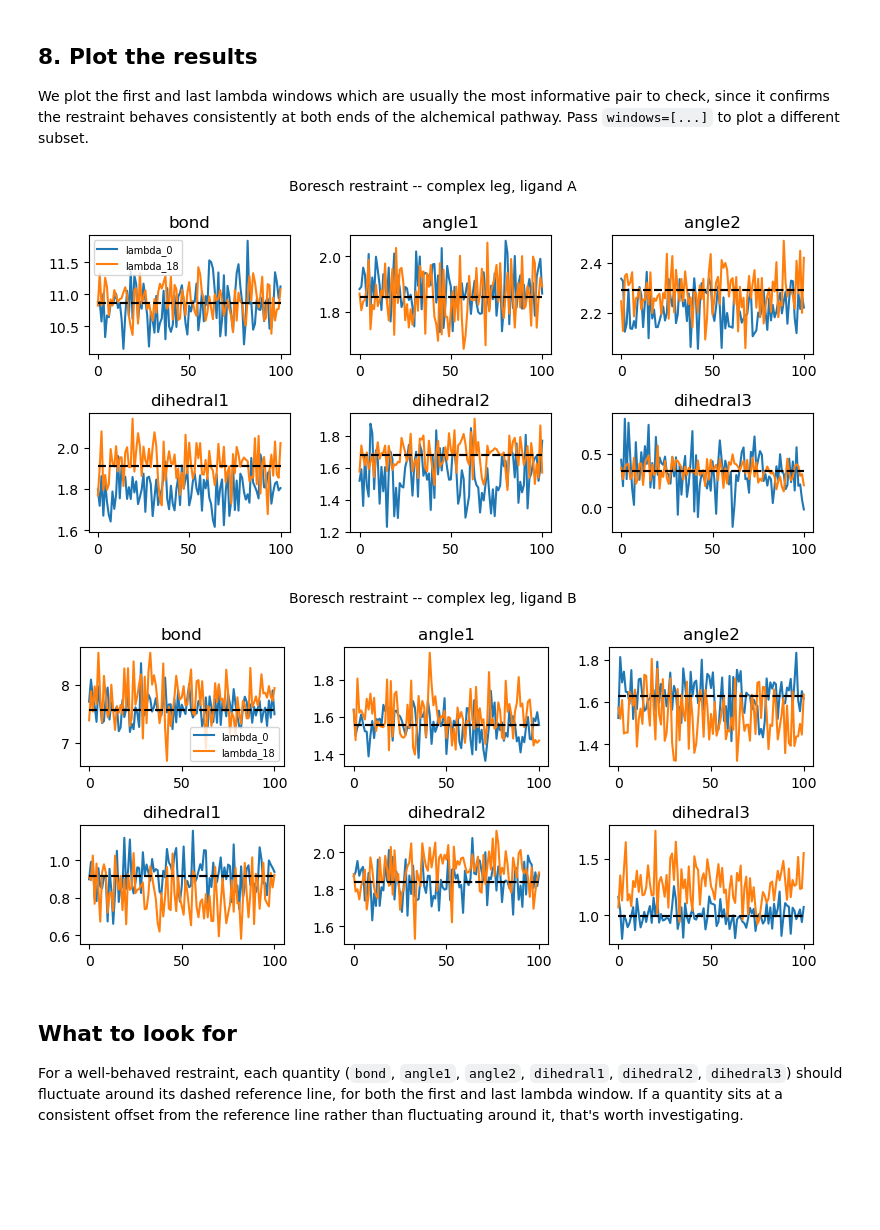
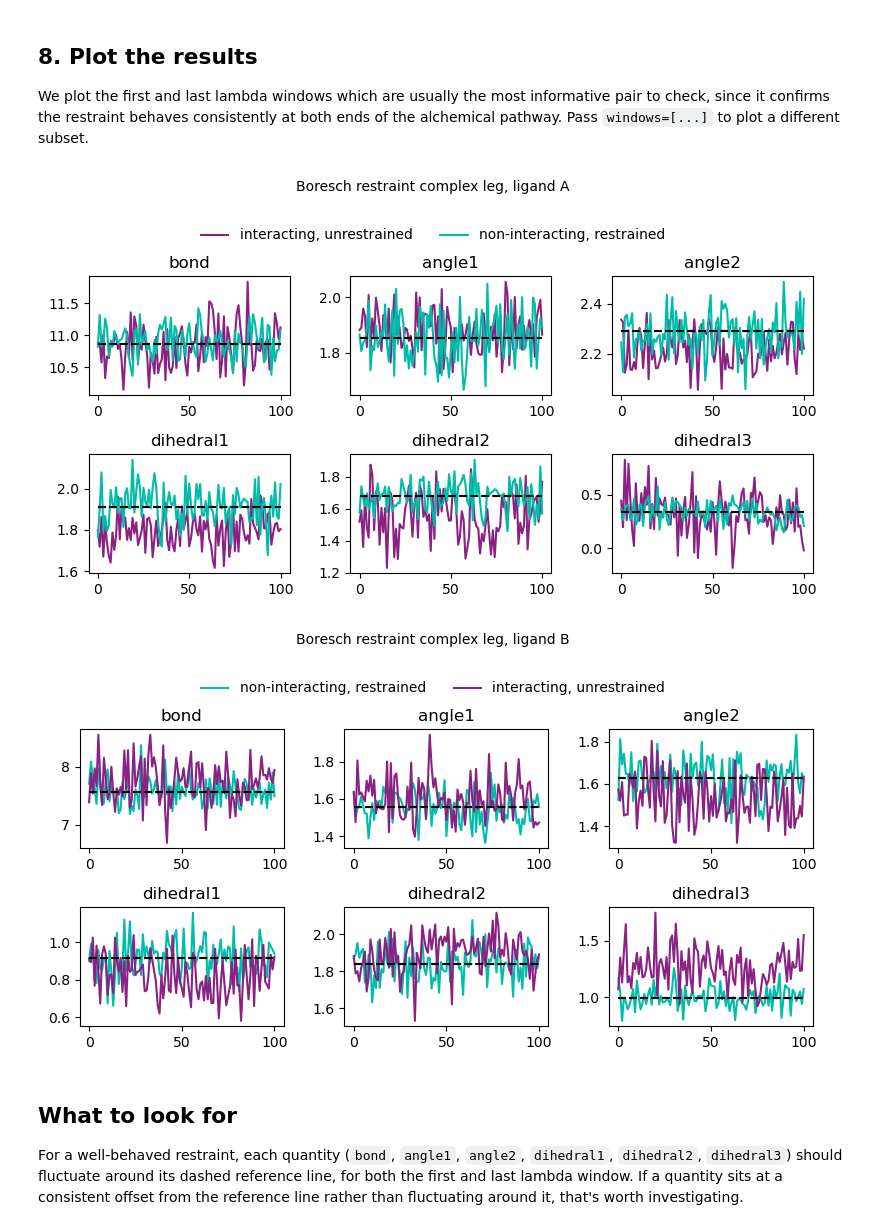
Before and after one commit to OpenFreeEnergy/openfe_analysis, a Jupyter notebook: examples/boresch_analysis.ipynb, the cells around one changed output. Saved outputs shown, nothing was run; the diff lists cells and outputs as text; code cells hidden in the pictures; blank space fills up the shorter version.

Commit message:
Update lambda labels

```diff
--- a/examples/boresch_analysis.ipynb
+++ b/examples/boresch_analysis.ipynb
@@ -164,5 +182,5 @@ different subset.
 # %%
-def plot_boresch_restraint(analysis_results_for_ligand, ligand_label, windows=None):
+def plot_boresch_restraint(analysis_results_for_ligand, ligand_label, ligand, windows=None):
     """
     Plot BoreschRestraintAnalysis results for selected lambda windows
     against their reference values.
@@ -176,6 +194,8 @@ def plot_boresch_restraint(analysis_results_for_ligand, ligand_label, windows=No
         a list indexed by lambda state.
     ligand_label : str
         Used in the figure title.
+    ligand : str
+        "A" or "B"
     windows : list[int], optional
         Which lambda state indices to plot. Defaults to the first and last
         state.
@@ -188,27 +208,36 @@ def plot_boresch_restraint(analysis_results_for_ligand, ligand_label, windows=No
         windows = [0, n_lambda - 1] if n_lambda > 1 else [0]
 
     fig = plt.figure(figsize=(8, 4))
+    first_ax = None
     for window in windows:
+        label = label_lambda_window(ligand, window, n_lambda)
+        color = STATE_COLORS.get(label)
         for i, attr in enumerate(titles):
             values = analysis_results_for_ligand[attr][window]
-            plt.subplot(2, 3, i + 1)
-            plt.plot(values, label=f"lambda_{window}")
-            plt.plot([reference_values[i]] * len(values), "--", c="black")
-            plt.title(attr)
-            if i == 0:
-                plt.legend(fontsize=7)
+            ax = plt.subplot(2, 3, i + 1)
+            ax.plot(values, label=label, color=color)
+            ax.plot([reference_values[i]] * len(values), "--", c="black")
+            ax.set_title(attr)
+            if first_ax is None:
+                first_ax = ax
 
-    fig.suptitle(f"Boresch restraint -- {ligand_label}", fontsize=10)
+    handles, labels = first_ax.get_legend_handles_labels()
+    fig.suptitle(f"Boresch restraint {ligand_label}", fontsize=10, y=1.08)
+    fig.legend(
+        handles, labels,
+        loc="upper center", bbox_to_anchor=(0.5, 0.99),
+        ncol=len(handles), fontsize=10, frameon=False,
+    )
     fig.tight_layout()
     return fig
 # %%
 for ligand, data in analysis_results.items():
-    fig = plot_boresch_restraint(data, ligand_label=f"complex leg, ligand {ligand}")
+    fig = plot_boresch_restraint(data, ligand_label=f"complex leg, ligand {ligand}", ligand=ligand)
     plt.show()
     plt.close(fig)
 # %% [output]
-[figure, old version]
+[figure, new version]
-[figure, old version]
+[figure, new version]
 # %% [markdown]
 ## What to look for
 
```
Also changed, not shown: parts of 1 cell of this notebook.
